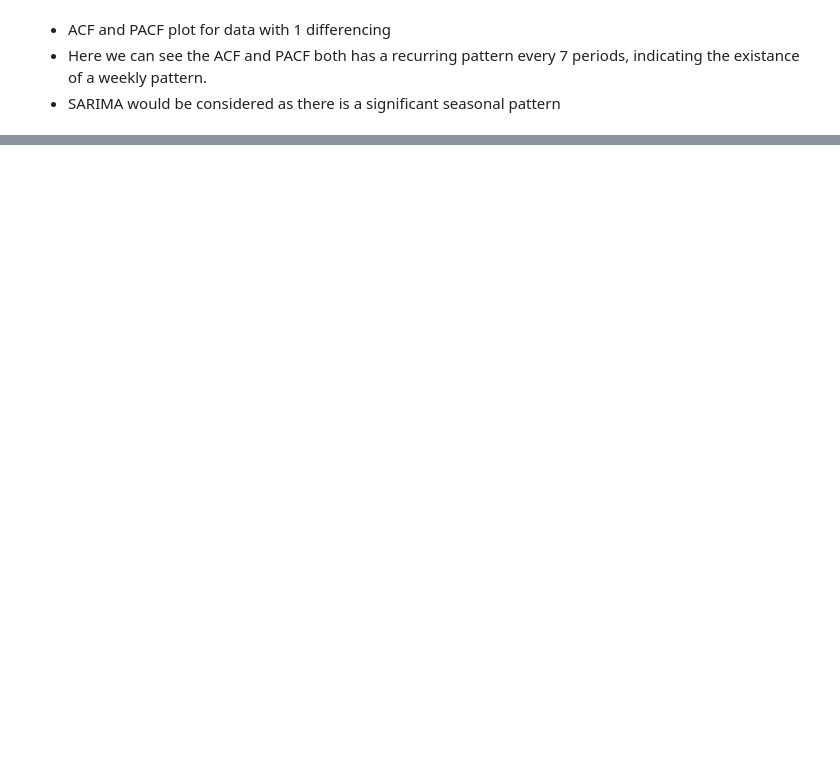
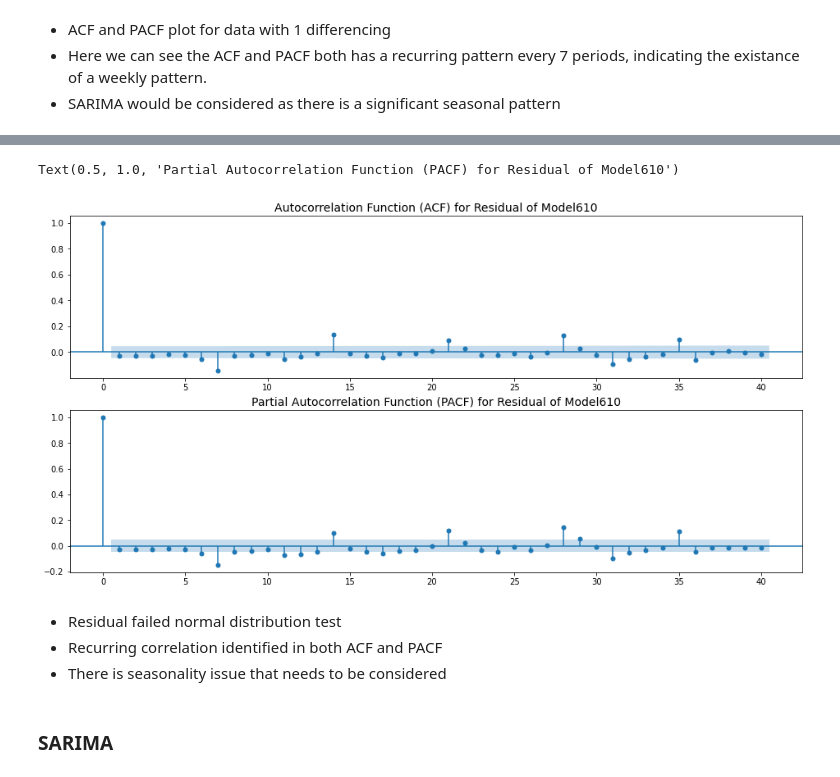
Before and after one commit to KaiFormosa/Sales_Demand_Forecast, a Jupyter notebook: Sales_Demand_Forecast.ipynb, the cells around one changed output, grey strips where cells are left out. Drawn from its saved outputs; the diff is of its cells as text; code cells hidden in the pictures; blank space fills up the shorter version.

```diff
--- a/Sales_Demand_Forecast.ipynb
+++ b/Sales_Demand_Forecast.ipynb
@@ -248,0 +306,17 @@ Text(0.5, 1.0, 'Partial Autocorrelation Function (PAFC)')
+# %%
+fig = plt.figure(figsize=(16,8))
+ax1 = fig.add_subplot(211)
+fig = sm.graphics.tsa.plot_acf(arima_mod610.resid, lags=40, ax=ax1)
+plt.title('Autocorrelation Function (ACF) for Residual of Model610', fontsize=14)
+ax2 = fig.add_subplot(212)
+fig = sm.graphics.tsa.plot_pacf(arima_mod610.resid, lags=40, ax=ax2)
+plt.title('Partial Autocorrelation Function (PACF) for Residual of Model610', fontsize=14)
+# %% [output]
+Text(0.5, 1.0, 'Partial Autocorrelation Function (PACF) for Residual of Model610')
+[figure, added]
+# %% [markdown]
+- Residual failed normal distribution test
+- Recurring correlation identified in both ACF and PACF
+- There is seasonality issue that needs to be considered
+# %% [markdown]
+### SARIMA
```
Also changed, not shown: parts of 15 cells of this notebook.
